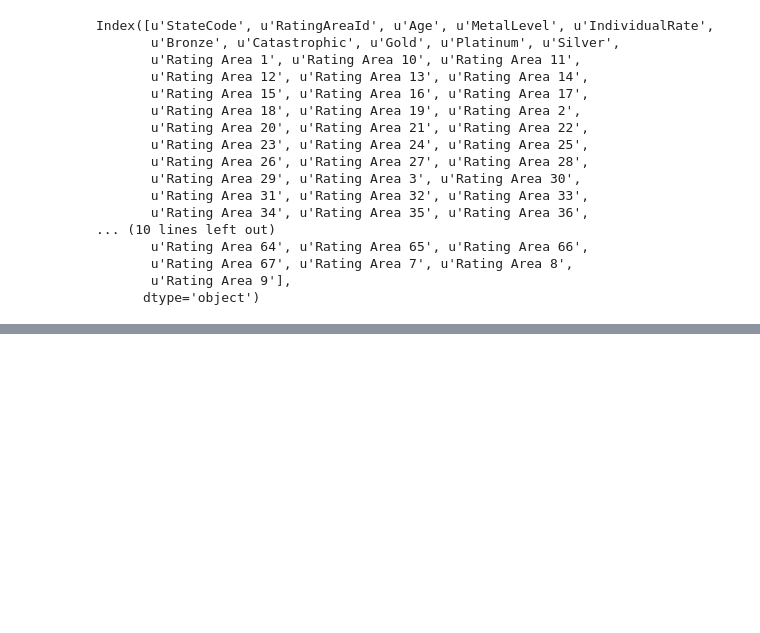
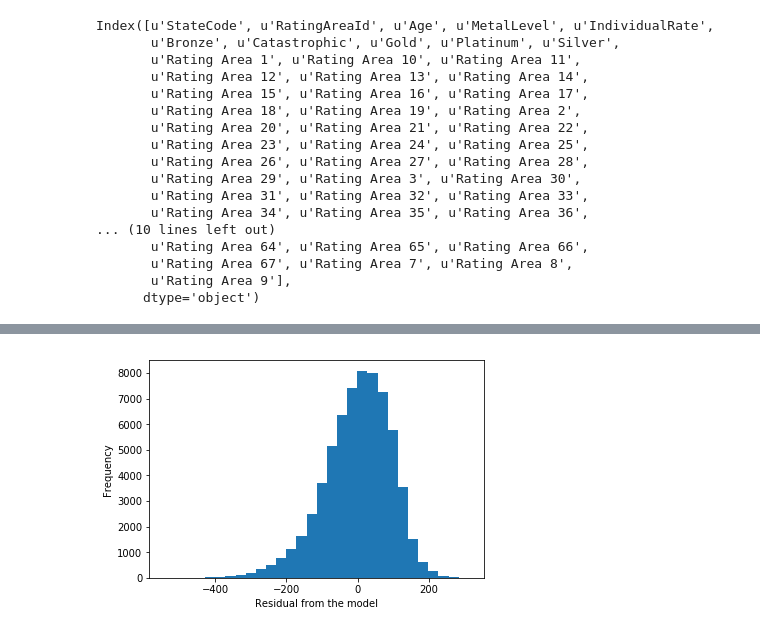
Before and after one commit to linmapitt/Springboard, a Jupyter notebook: CapStone_Project_1/Cap1_ML_FL.ipynb, the cells around one changed output, grey strips where cells are left out. Saved outputs shown, nothing was run; the diff lists cells and outputs as text; code cells hidden in the pictures; blank space fills up the shorter version.

```diff
--- a/CapStone_Project_1/Cap1_ML_FL.ipynb
+++ b/CapStone_Project_1/Cap1_ML_FL.ipynb
@@ -248,0 +295,10 @@ Root Mean Squared Error: 94.0086830115
+# %%
+# The residuals (or errors) between predicted and true individual rates should be normally distributed
+# The histogram below showed the errors are approximately normal distribution, except it has a slightly fat left tail.
+resid = y_pred - y_test
+plt.hist(resid, bins=30)
+plt.xlabel("Residual from the model")
+plt.ylabel("Frequency")
+plt.show()
+# %% [output]
+[figure, added]
```
Also changed, not shown: parts of 8 cells of this notebook.
